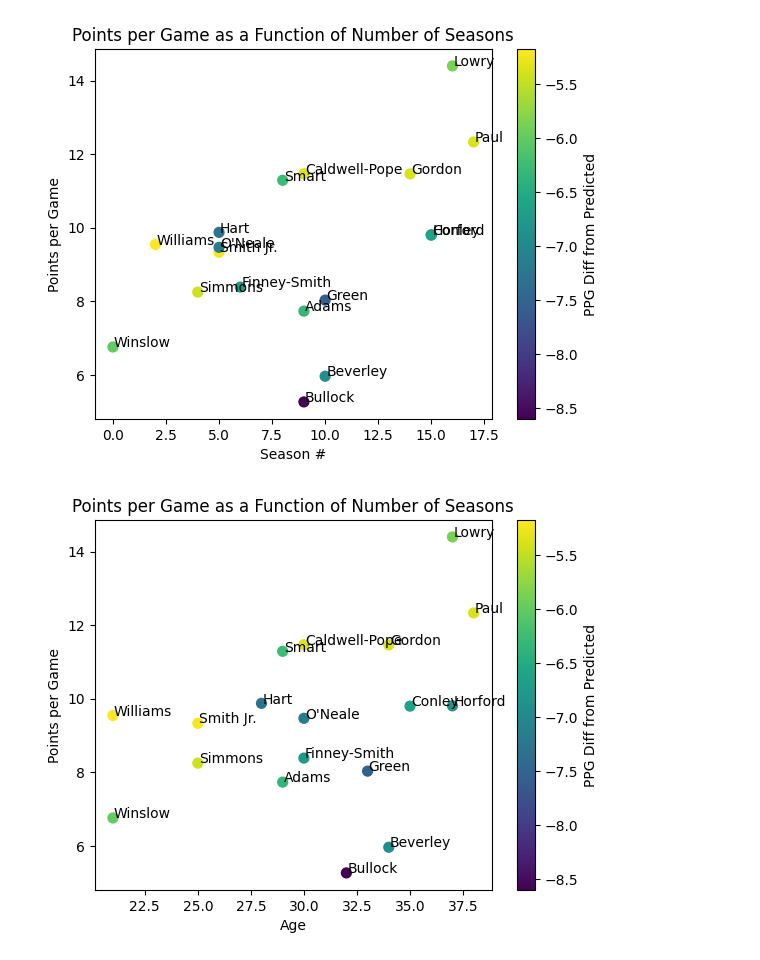
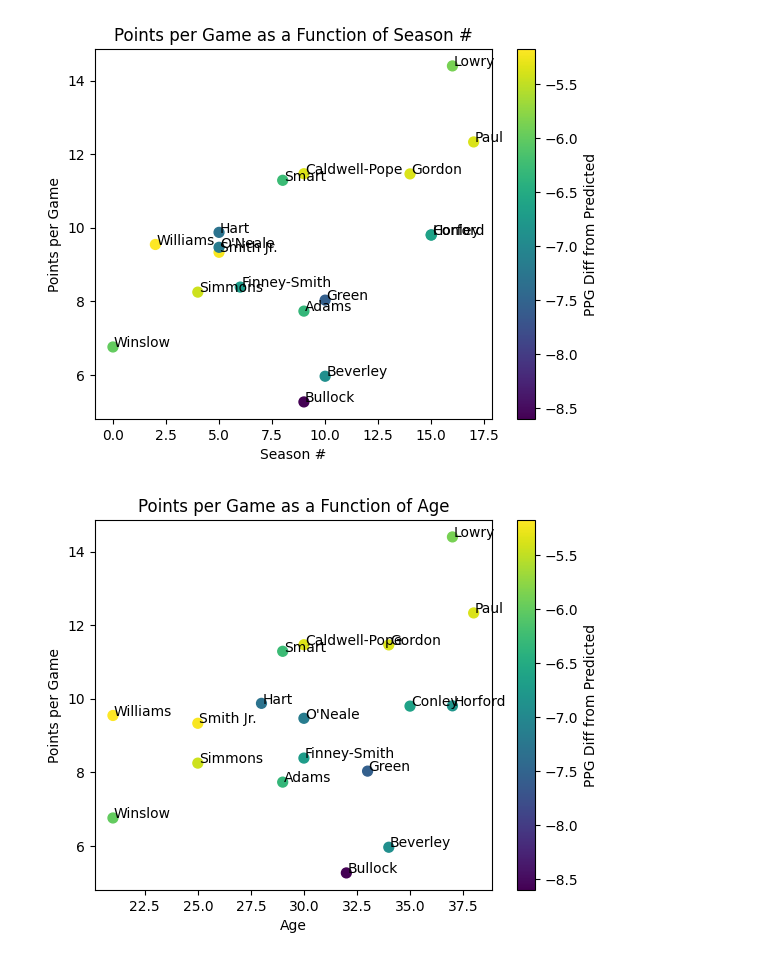
Before and after one commit to mariohoxha42/NBA-Analytics, a Jupyter notebook: notebooks/basketballProject/visuals/published-analysis/prediction-points/active-based/active-minus.ipynb, the cells around one changed output. Drawn from its saved outputs; the diff is of its cells as text; code cells hidden in the pictures.

```diff
--- a/notebooks/basketballProject/visuals/published-analysis/prediction-points/active-based/active-minus.ipynb
+++ b/notebooks/basketballProject/visuals/published-analysis/prediction-points/active-based/active-minus.ipynb
@@ -9,26 +9,26 @@ sliced_data = cleaned_data[(cleaned_data["PPG_PRED"] > 12.5) & (cleaned_data["PP
 # %%
 comp_vars = ["SEASON_NO/Season #","AGE/Age","MPG/Minutes per Game"]
 for var in comp_vars:
    var_x,var_xlabel = var.split("/")
    var_y = "PPG"
    var_c = "PPG_PRED_DIFF"
-   chart_title = "Points per Game as a Function of Number of Seasons"
+   chart_title = "Points per Game as a Function of " + var_xlabel
    ax = sliced_data.plot.scatter(x=var_x, y=var_y, c=var_c, title=chart_title, s=50)
 
    # Annotate each data point
    for i, txt in enumerate(sliced_data["PLAYER"]):
       player_name = txt.split(" ")[-1]
       if player_name == "Jr.":
          player_name = txt.split(" ")[-2] + " " + txt.split(" ")[-1]
       ax.annotate(player_name, (sliced_data[var_x].iat[i]+0.05, sliced_data[var_y].iat[i]))
 
    ax.set_xlabel(var_xlabel)
    ax.set_ylabel("Points per Game")
    f = plt.gcf()
    cax = f.get_axes()[1]
    cax.set_ylabel('PPG Diff from Predicted')
 
    plt.show()
 # %% [output]
-[figure, old version]
+[figure, new version]
-[figure, old version]
+[figure, new version]
```
Also changed, not shown: parts of 1 cell of this notebook, 12 other files.
